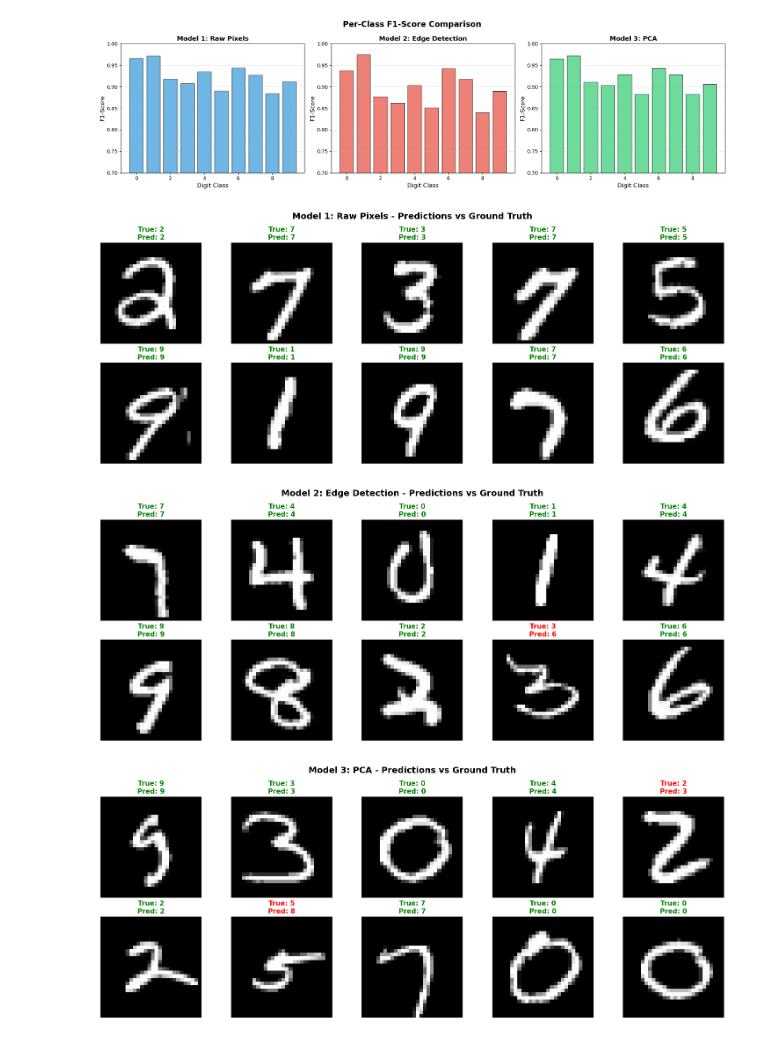
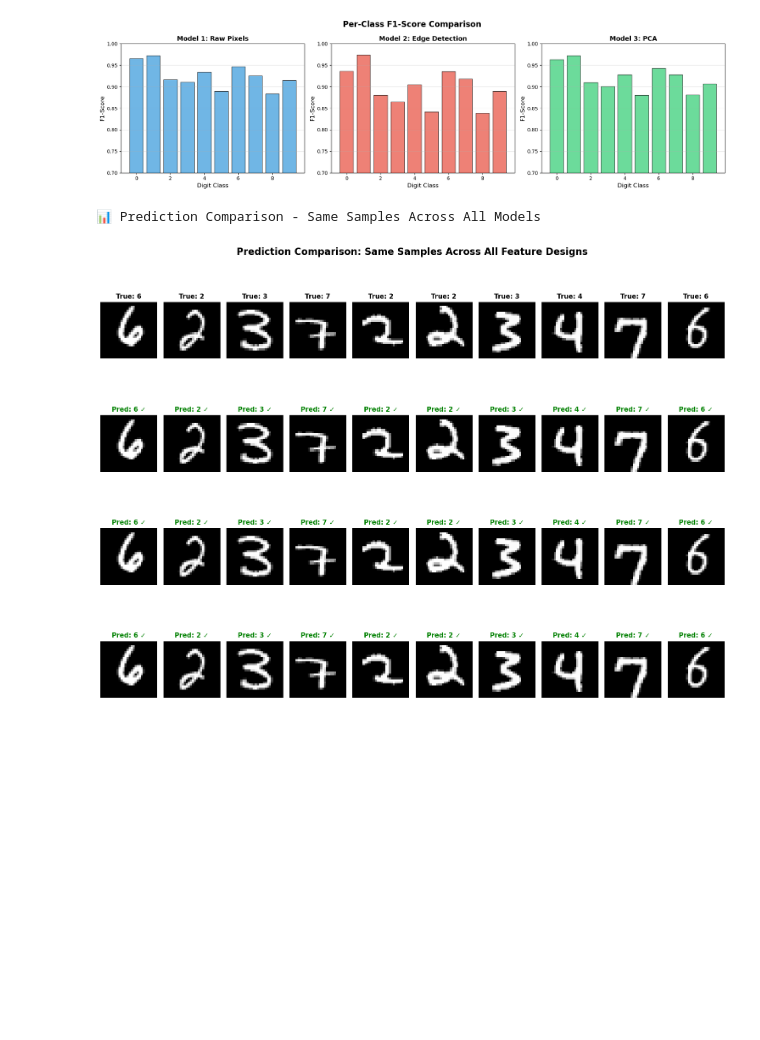
Before and after one commit to KiyoshiKoii/IntroMachineLearning-Lab02-Softmax-Regression, a Jupyter notebook: notebooks/notebook.ipynb, the cells around one changed output. Saved outputs shown, nothing was run; the diff lists cells and outputs as text; code cells hidden in the pictures; blank space fills up the shorter version.

```diff
--- a/notebooks/notebook.ipynb
+++ b/notebooks/notebook.ipynb
@@ -1233,33 +1262,72 @@ plt.show()
 # %% [output]
 [figure]
 # %%
-# Visualize some predictions
-def show_predictions(X_original, y_true, y_pred, model_name, n_samples=10):
-    """Hiển thị predictions và ground truth"""
-    fig, axes = plt.subplots(2, 5, figsize=(15, 6))
-    fig.suptitle(f'{model_name} - Predictions vs Ground Truth', fontsize=14, fontweight='bold')
+# ========================================
+# VISUALIZE PREDICTIONS COMPARISON
+# ========================================
 
-    # Chọn random samples
+def show_predictions_comparison(X_original, y_true, y_pred_list, model_names, n_samples=5):
+    """
+    Hiển thị predictions của nhiều models cho CÙNG samples
+
+    Args:
+        X_original: Original images
+        y_true: True labels
+        y_pred_list: List of predictions từ các models
+        model_names: List of model names
+        n_samples: Number of samples to show
+    """
+    n_models = len(y_pred_list)
+
+    fig, axes = plt.subplots(n_models + 1, n_samples, figsize=(15, 3 * (n_models + 1)))
+    fig.suptitle('Prediction Comparison: Same Samples Across All Feature Designs',
+                 fontsize=16, fontweight='bold')
+
+    # Chọn random samples (SAME for all models)
+    np.random.seed(42)  # Fixed seed để reproducible
     indices = np.random.choice(len(y_true), n_samples, replace=False)
 
     for i, idx in enumerate(indices):
-        ax = axes[i // 5, i % 5]
-        ax.imshow(X_original[idx], cmap='gray')
+        # Row 0: Original images
+        axes[0, i].imshow(X_original[idx], cmap='gray')
+        axes[0, i].set_title(f'True: {y_true[idx]}', fontsize=11, fontweight='bold')
+        axes[0, i].axis('off')
+        if i == 0:
+            axes[0, i].set_ylabel('Original\nImage', fontsize=11, fontweight='bold', rotation=0, ha='right', va='center')
 
-        # Color: green nếu đúng, red nếu sai
-        color = 'green' if y_true[idx] == y_pred[idx] else 'red'
-        ax.set_title(f'True: {y_true[idx]}\nPred: {y_pred[idx]}',
-                    fontsize=11, color=color, fontweight='bold')
-        ax.axis('off')
+        # Rows 1-n: Predictions from each model
+        for model_idx, (y_pred, model_name) in enumerate(zip(y_pred_list, model_names)):
+            row = model_idx + 1
+            axes[row, i].imshow(X_original[idx], cmap='gray')
+
+            # Color: green nếu đúng, red nếu sai
+            is_correct = (y_true[idx] == y_pred[idx])
+            color = 'green' if is_correct else 'red'
+            marker = '✓' if is_correct else '✗'
+
+            axes[row, i].set_title(f'Pred: {y_pred[idx]} {marker}',
+                                  fontsize=11, color=color, fontweight='bold')
+            axes[row, i].axis('off')
+
+            # Label model name on first column
+            if i == 0:
+                axes[row, i].set_ylabel(model_name, fontsize=10, fontweight='bold',
+                                       rotation=0, ha='right', va='center')
 
     plt.tight_layout()
     plt.show()
 
-# Show predictions cho cả 3 models
-show_predictions(X_test_raw, y_test_raw, y_pred_f1, "Model 1: Raw Pixels")
-show_predictions(X_test_raw, y_test_raw, y_pred_f2, "Model 2: Edge Detection")
-show_predictions(X_test_raw, y_test_raw, y_pred_f3, "Model 3: PCA")
+# Show comparison cho cả 3 models với CÙNG samples
+print("📊 Prediction Comparison - Same Samples Across All Models\n")
+
+y_pred_list = [y_pred_f1, y_pred_f2, y_pred_f3]
+model_names = [
+    'Raw Pixels',
+    'Edge Detection',
+    'PCA'
+]
+
+show_predictions_comparison(X_test_raw, y_test_raw, y_pred_list, model_names, n_samples=10)
 # %% [output]
+📊 Prediction Comparison - Same Samples Across All Models
-[figure, old version]
+[figure, new version]
-[figure, removed]
-[figure, removed]
```
Also changed, not shown: parts of 9 cells of this notebook.
